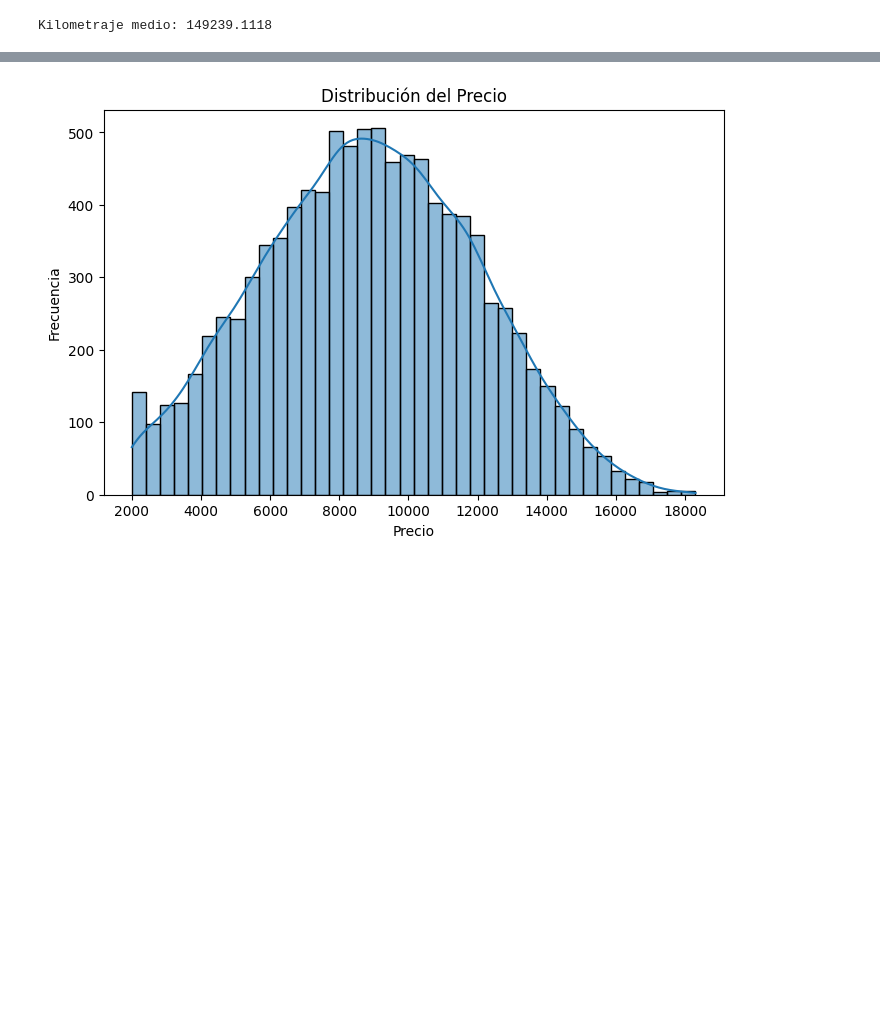
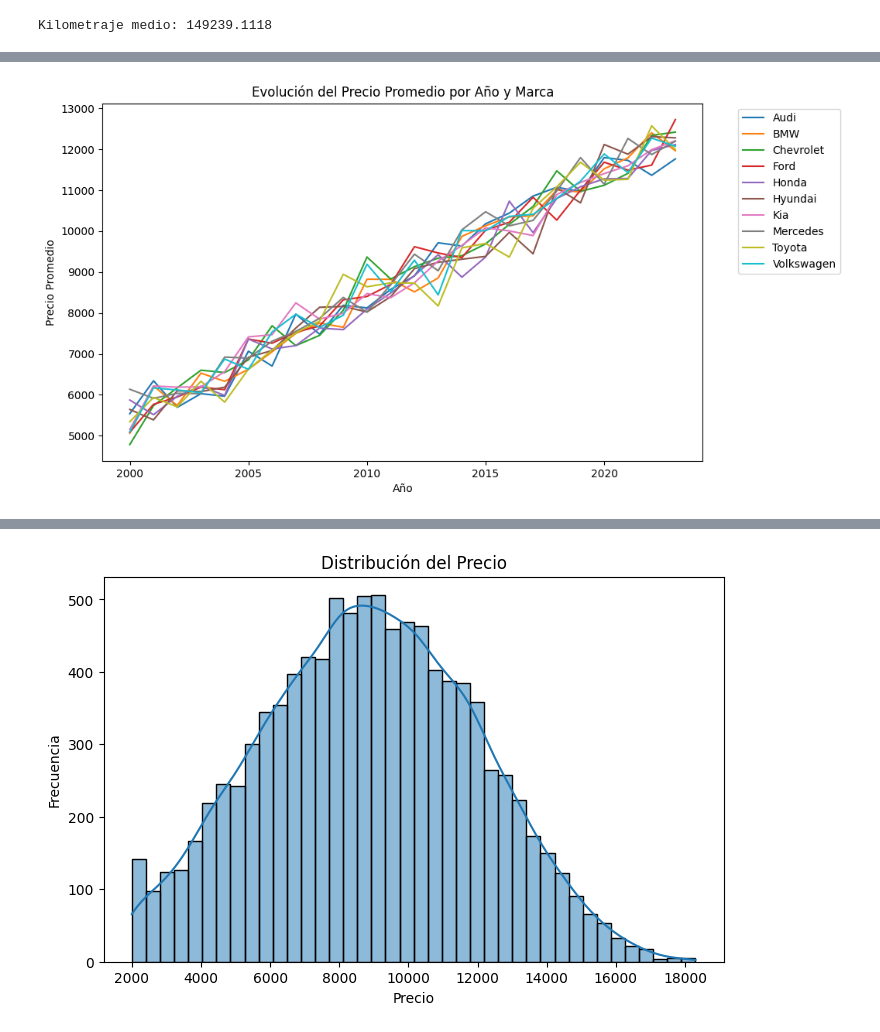
Before and after one commit to stif20/binder, a Jupyter notebook: car.ipynb, the cells around one changed output, grey strips where cells are left out. Drawn from its saved outputs; the diff is of its cells as text; code cells hidden in the pictures; blank space fills up the shorter version.

```diff
--- a/car.ipynb
+++ b/car.ipynb
@@ -51,0 +73,13 @@ Kilometraje medio: 149239.1118
+# %%
+# Precio promedio por año y marca
+df_year_brand = df.groupby(['Year', 'Brand'])['Price'].mean().reset_index()
+
+plt.figure(figsize=(10,6))
+sns.lineplot(data=df_year_brand, x='Year', y='Price', hue='Brand')
+plt.title("Evolución del Precio Promedio por Año y Marca")
+plt.xlabel("Año")
+plt.ylabel("Precio Promedio")
+plt.legend(bbox_to_anchor=(1.05, 1), loc='upper left')
+plt.show()
+# %% [output]
+[figure, added]
```
Also changed, not shown: parts of 10 cells of this notebook.
